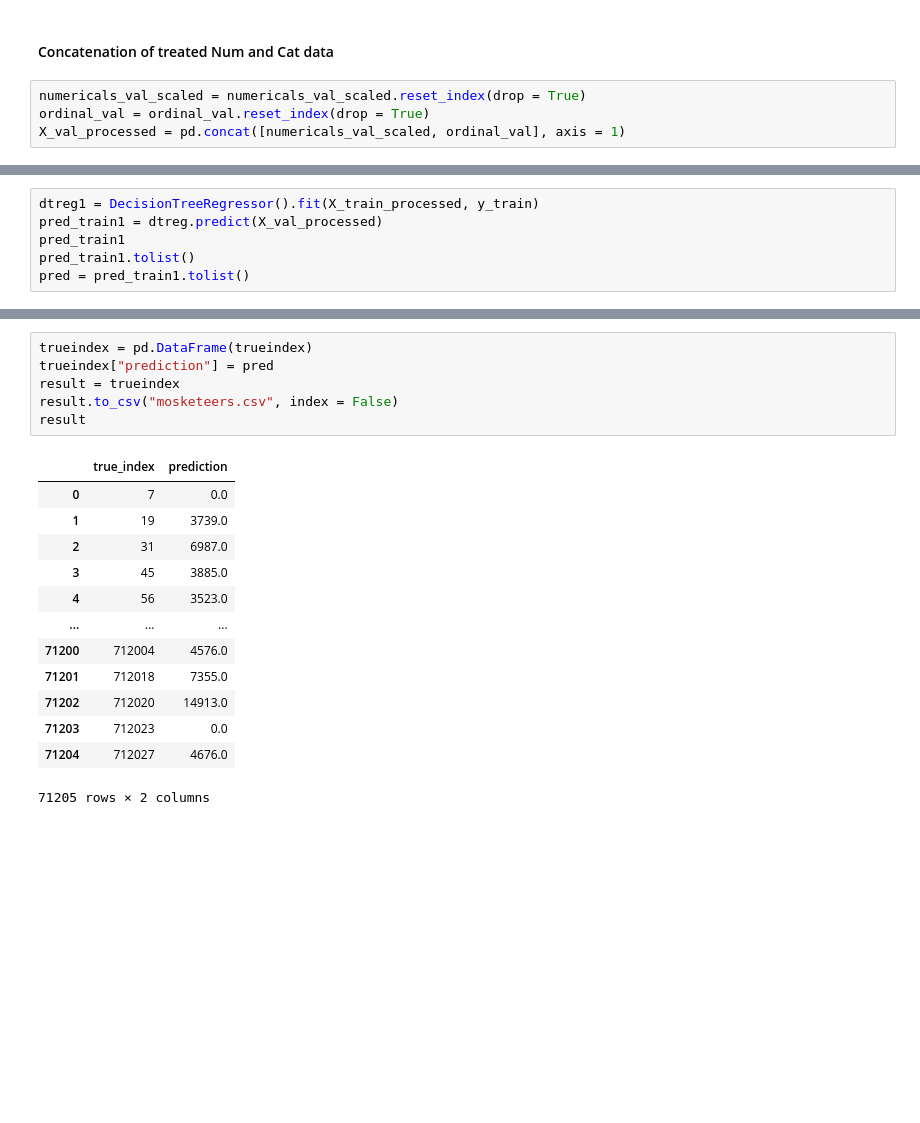
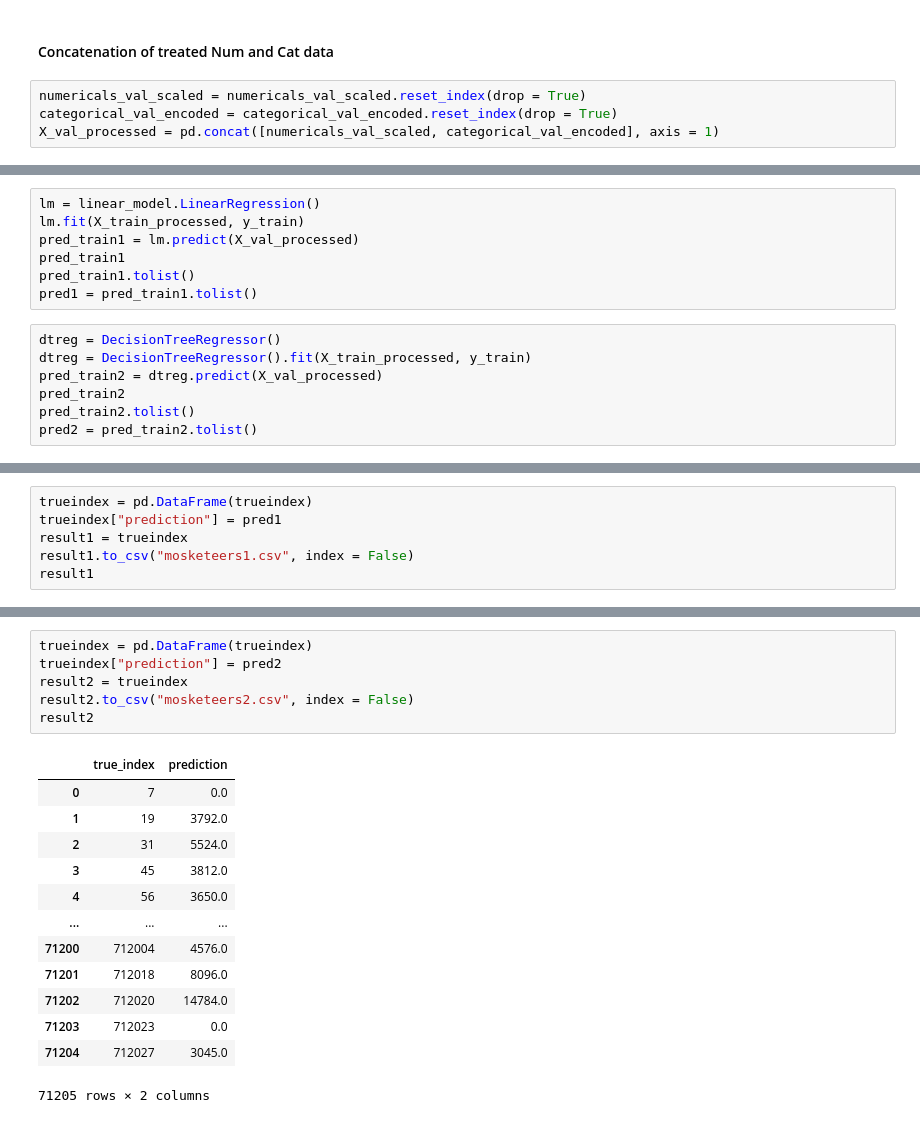
Before and after one commit to LuckyGardel/Predicting-Storage-Sales---IronKaggle, a Jupyter notebook: Iron Kaggle - LAB.ipynb, the cells around one changed output, grey strips where cells are left out. Cells and saved outputs as stored; diff of their text form; blank space fills up the shorter version.

```diff
--- a/Iron Kaggle - LAB.ipynb
+++ b/Iron Kaggle - LAB.ipynb
@@ -321,5 +478,5 @@ ordinal_val = categoricals_val[['store_id', 'day_of_week', 'open', "promotion",
 #### Concatenation of treated Num and Cat data
 # %%
 numericals_val_scaled = numericals_val_scaled.reset_index(drop = True)
-ordinal_val = ordinal_val.reset_index(drop = True)
-X_val_processed = pd.concat([numericals_val_scaled, ordinal_val], axis = 1)
+categorical_val_encoded = categorical_val_encoded.reset_index(drop = True)
+X_val_processed = pd.concat([numericals_val_scaled, categorical_val_encoded], axis = 1)
@@ -328,7 +501,15 @@ X_val_processed = pd.concat([numericals_val_scaled, ordinal_val], axis = 1)
+# %%
+lm = linear_model.LinearRegression()
+lm.fit(X_train_processed, y_train)
+pred_train1 = lm.predict(X_val_processed)
+pred_train1
+pred_train1.tolist()
+pred1 = pred_train1.tolist()
 # %%
-dtreg1 = DecisionTreeRegressor().fit(X_train_processed, y_train)
-pred_train1 = dtreg.predict(X_val_processed)
-pred_train1
-pred_train1.tolist()
-pred = pred_train1.tolist()
+dtreg = DecisionTreeRegressor()
+dtreg = DecisionTreeRegressor().fit(X_train_processed, y_train)
+pred_train2 = dtreg.predict(X_val_processed)
+pred_train2
+pred_train2.tolist()
+pred2 = pred_train2.tolist()
 # %% [markdown]
@@ -335,0 +517,6 @@ pred = pred_train1.tolist()
+# %%
+trueindex = pd.DataFrame(trueindex)
+trueindex["prediction"] = pred1
+result1 = trueindex
+result1.to_csv("mosketeers1.csv", index = False)
+result1
@@ -336,20 +537,20 @@ pred = pred_train1.tolist()
 # %%
 trueindex = pd.DataFrame(trueindex)
-trueindex["prediction"] = pred
-result = trueindex
-result.to_csv("mosketeers.csv", index = False)
-result
+trueindex["prediction"] = pred2
+result2 = trueindex
+result2.to_csv("mosketeers2.csv", index = False)
+result2
 # %% [output]
 |  | true_index | prediction |
 | 0 | 7 | 0.0 |
-| 1 | 19 | 3739.0 |
-| 2 | 31 | 6987.0 |
-| 3 | 45 | 3885.0 |
-| 4 | 56 | 3523.0 |
+| 1 | 19 | 3792.0 |
+| 2 | 31 | 5524.0 |
+| 3 | 45 | 3812.0 |
+| 4 | 56 | 3650.0 |
 | ... | ... | ... |
 | 71200 | 712004 | 4576.0 |
-| 71201 | 712018 | 7355.0 |
-| 71202 | 712020 | 14913.0 |
+| 71201 | 712018 | 8096.0 |
+| 71202 | 712020 | 14784.0 |
 | 71203 | 712023 | 0.0 |
-| 71204 | 712027 | 4676.0 |
+| 71204 | 712027 | 3045.0 |
 71205 rows × 2 columns
```
Also changed, not shown: parts of 23 cells of this notebook.
